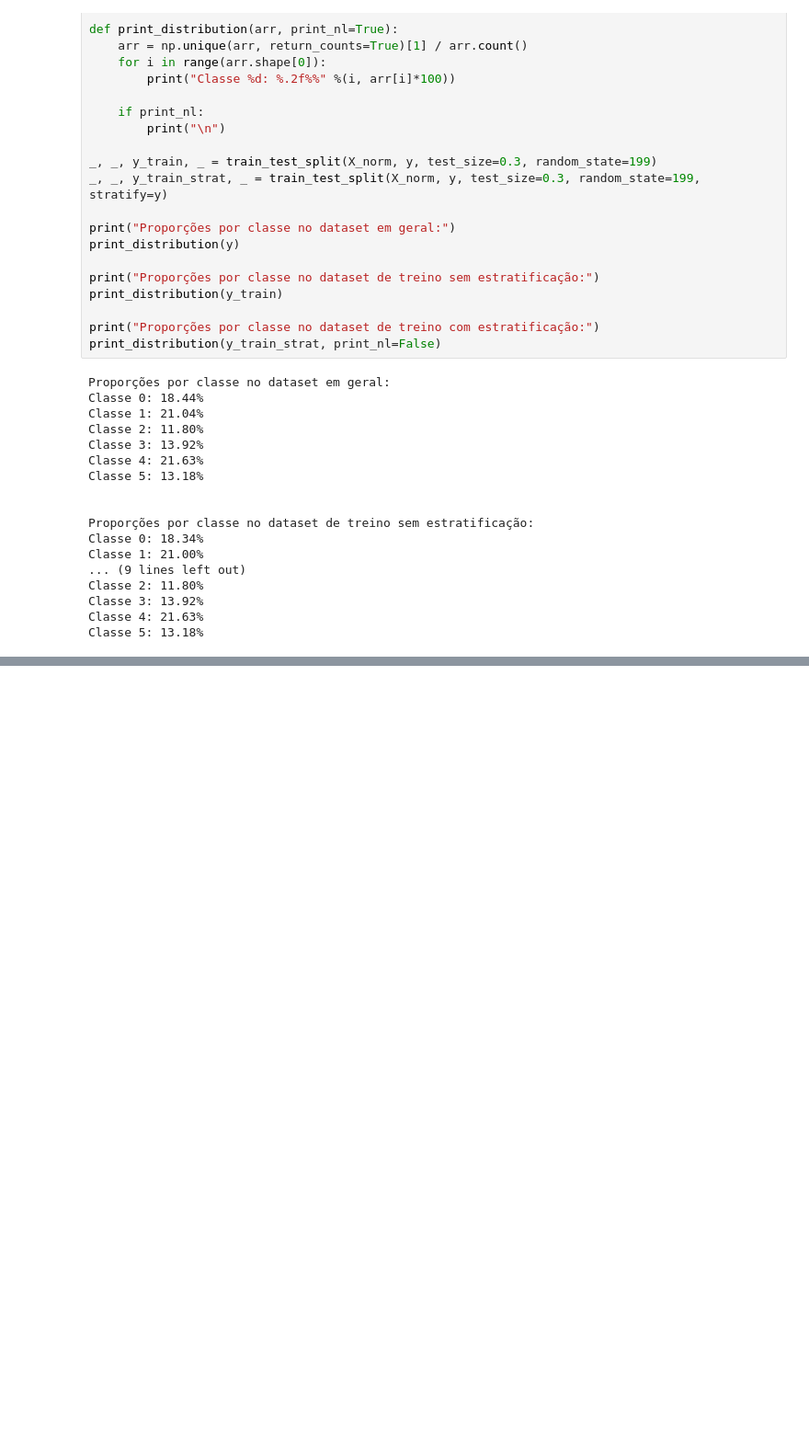
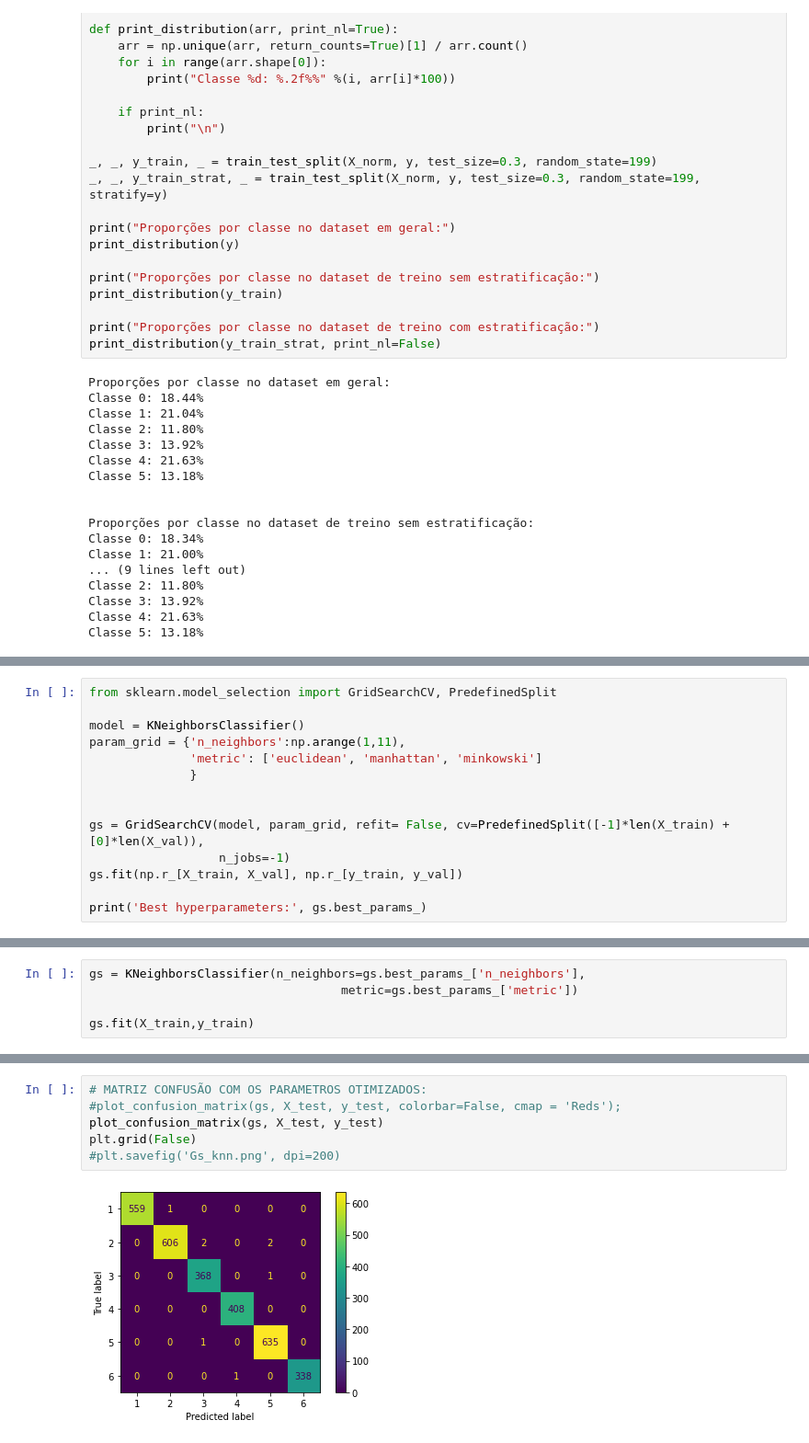
Before and after one commit to eliaquim10/gas_drift, a Jupyter notebook: analise_KNN.ipynb, the cells around one changed output, grey strips where cells are left out. Shown: that part at 92% size. Drawn from its saved outputs; the diff is of its cells as text; blank space fills up the shorter version.

Commit message:
adiciona otimizado com gridsearch

```diff
--- a/analise_KNN.ipynb
+++ b/analise_KNN.ipynb
@@ -152,0 +202,14 @@ Acurácia média (desvio): 0.9926 +- (0.0000)
+# %%
+from sklearn.model_selection import GridSearchCV, PredefinedSplit
+
+model = KNeighborsClassifier()
+param_grid = {'n_neighbors':np.arange(1,11),
+              'metric': ['euclidean', 'manhattan', 'minkowski']
+              }
+
+
+gs = GridSearchCV(model, param_grid, refit= False, cv=PredefinedSplit([-1]*len(X_train) + [0]*len(X_val)),
+                  n_jobs=-1)
+gs.fit(np.r_[X_train, X_val], np.r_[y_train, y_val])
+
+print('Best hyperparameters:', gs.best_params_)
@@ -152,0 +220,5 @@ Acurácia média (desvio): 0.9926 +- (0.0000)
+# %%
+gs = KNeighborsClassifier(n_neighbors=gs.best_params_['n_neighbors'],
+                                   metric=gs.best_params_['metric'])
+
+gs.fit(X_train,y_train)
@@ -152,0 +236,8 @@ Acurácia média (desvio): 0.9926 +- (0.0000)
+# %%
+# MATRIZ CONFUSÃO COM OS PARAMETROS OTIMIZADOS:
+#plot_confusion_matrix(gs, X_test, y_test, colorbar=False, cmap = 'Reds');
+plot_confusion_matrix(gs, X_test, y_test)
+plt.grid(False)
+#plt.savefig('Gs_knn.png', dpi=200)
+# %% [output]
+[figure, added]
```
Also changed, not shown: parts of 14 cells of this notebook, 5 other files.
